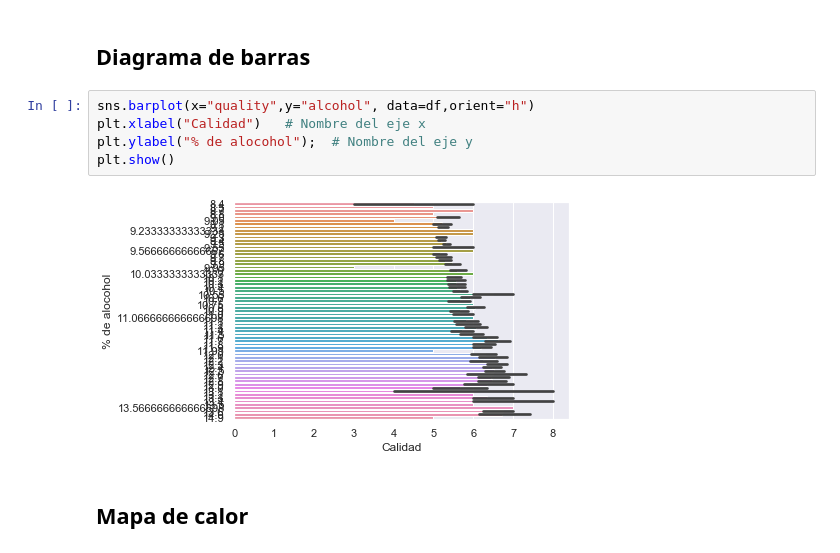
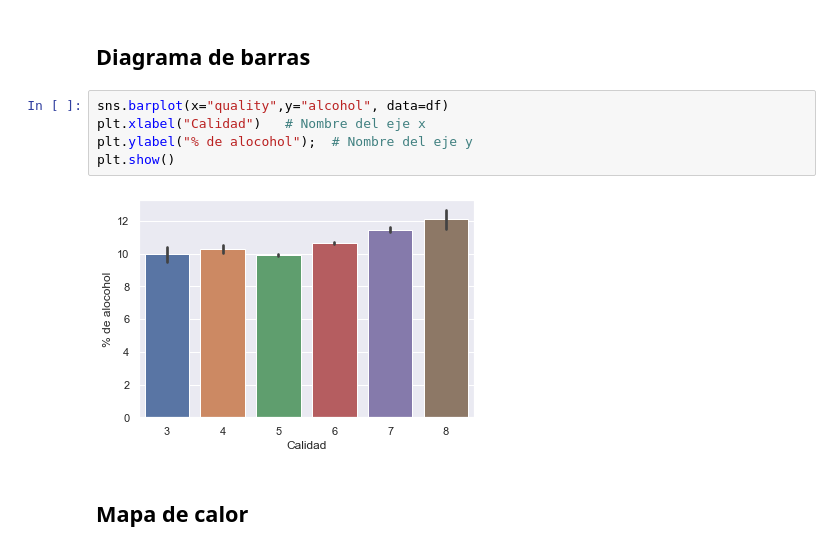
Before and after one commit to OPALO-ESTADISTICA/Aprendizaje-automatico, a Jupyter notebook: Análisis exploratorio.ipynb, the cells around one changed output. Cells and saved outputs as stored; diff of their text form.

```diff
--- a/Análisis exploratorio.ipynb
+++ b/Análisis exploratorio.ipynb
@@ -49,12 +49,12 @@ df.hist(figsize=(10,8));
 # %% [markdown]
 ## Diagrama de barras
 # %%
-sns.barplot(x="quality",y="alcohol", data=df,orient="h")
+sns.barplot(x="quality",y="alcohol", data=df)
 plt.xlabel("Calidad")   # Nombre del eje x
 plt.ylabel("% de alocohol");  # Nombre del eje y
 plt.show()
 # %% [output]
-[figure, old version]
+[figure, new version]
 # %% [markdown]
 ## Mapa de calor
 # %%
```
Also changed, not shown: 1 other file.
